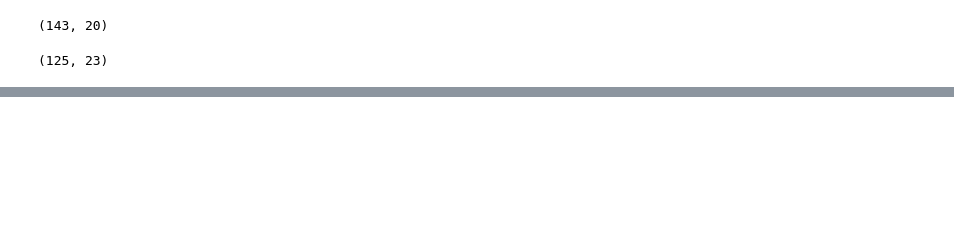
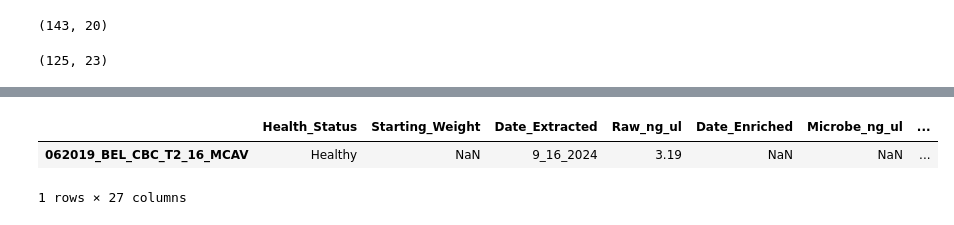
Before and after one commit to brookewicz/LabNotebook, a Jupyter notebook: 2019_2022_resequencing/Merge_reseq_meta.ipynb, the cells around one changed output, grey strips where cells are left out. Cells and saved outputs as stored; diff of their text form; code cells hidden in the pictures; blank space fills up the shorter version.

```diff
--- a/2019_2022_resequencing/Merge_reseq_meta.ipynb
+++ b/2019_2022_resequencing/Merge_reseq_meta.ipynb
@@ -162,4 +178,4 @@ matching_indices
 # Check if indices from reseq_subset exist in meta
 indices_to_add = ~reseq_subset.index.isin(meta.index)
 # Add new indices to meta
-meta = pd.concat([meta, reseq_subset[indices_to_add]])
+meta_new = pd.concat([meta, reseq_subset[indices_to_add]])
@@ -166 +192,10 @@ meta = pd.concat([meta, reseq_subset[indices_to_add]])
+# %%
+# replace the matching indices with reseq values
+meta_new.loc[matching_indices] = reseq_subset.loc[matching_indices]
+# %%
+meta_new.loc[meta_new.index=='062019_BEL_CBC_T2_16_MCAV',]
+# %% [output]
+|  | Health_Status | Starting_Weight | Date_Extracted | Raw_ng_ul | Date_Enriched | Microbe_ng_ul | ... |
+| 062019_BEL_CBC_T2_16_MCAV | Healthy | NaN | 9_16_2024 | 3.19 | NaN | NaN | ... |
+1 rows × 27 columns
 # %%
```
Also changed, not shown: parts of 22 cells of this notebook, 2 other files.
